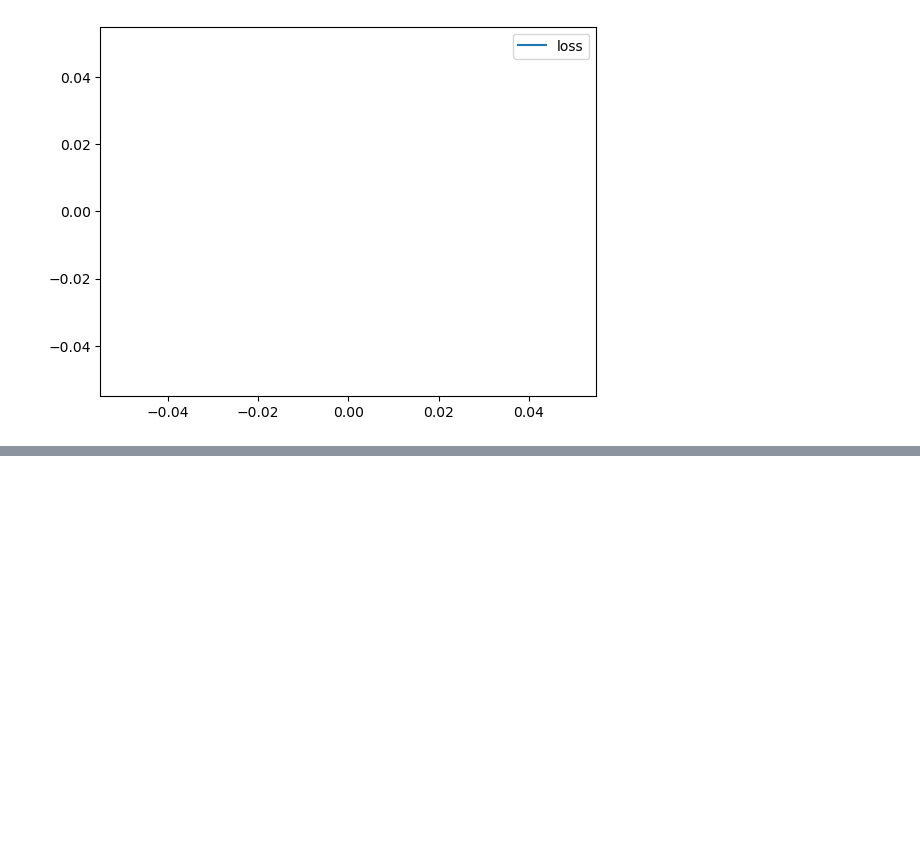
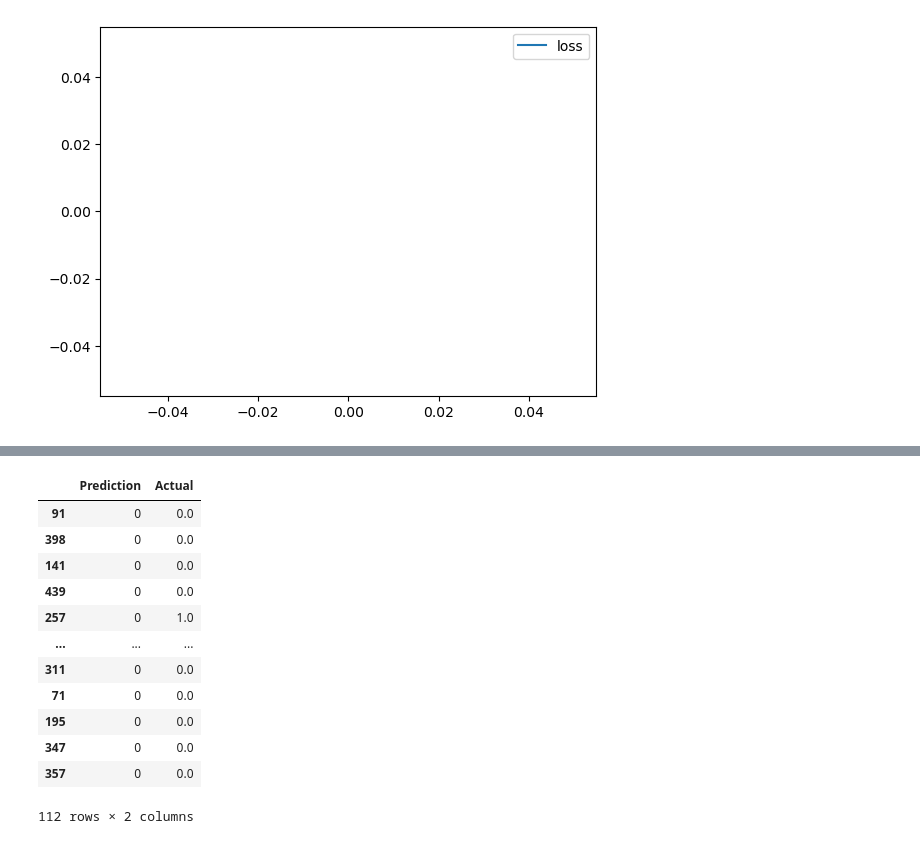
Before and after one commit to DJacobs86/Final_Project, a Jupyter notebook: Neural Network - V 1.0.ipynb, the cells around one changed output, grey strips where cells are left out. Cells and saved outputs as stored; diff of their text form; code cells hidden in the pictures; blank space fills up the shorter version.

```diff
--- a/Neural Network - V 1.0.ipynb
+++ b/Neural Network - V 1.0.ipynb
@@ -345,3 +348,11 @@ history_df.plot(y="accuracy")
 # %%
 # Export our model to HDF5 file
 nn.save("trained_model.h5")
+# %%
+# Predict the classification of a new set of blob data
+new_X, new_Y = X_test, y_test
+new_X_scaled = X_scaler.transform(new_X)
+predictions = (nn.predict(new_X_scaled) > 0.5).astype("int32")
+
+pd.DataFrame({"Prediction": predictions[:,0], "Actual": y_test})
+# %% [output]
@@ -347,0 +360,13 @@ nn.save("trained_model.h5")
+|  | Prediction | Actual |
+| 91 | 0 | 0.0 |
+| 398 | 0 | 0.0 |
+| 141 | 0 | 0.0 |
+| 439 | 0 | 0.0 |
+| 257 | 0 | 1.0 |
+| ... | ... | ... |
+| 311 | 0 | 0.0 |
+| 71 | 0 | 0.0 |
+| 195 | 0 | 0.0 |
+| 347 | 0 | 0.0 |
+| 357 | 0 | 0.0 |
+112 rows × 2 columns
```
Also changed, not shown: parts of 5 cells of this notebook.
